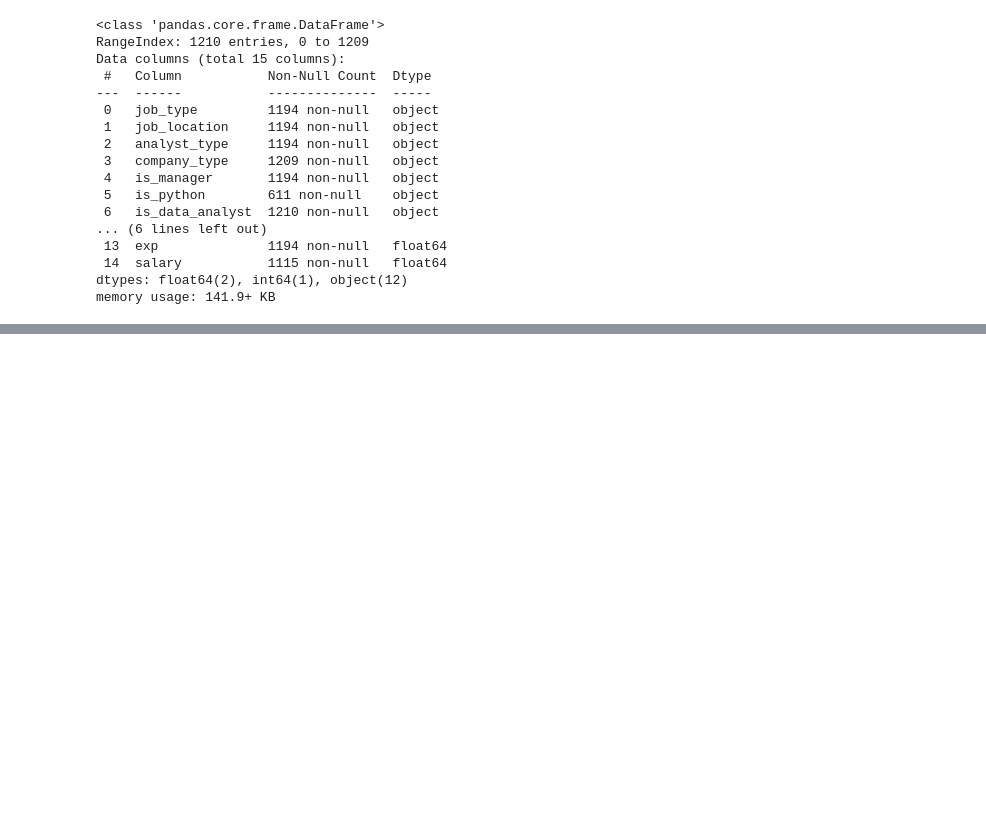
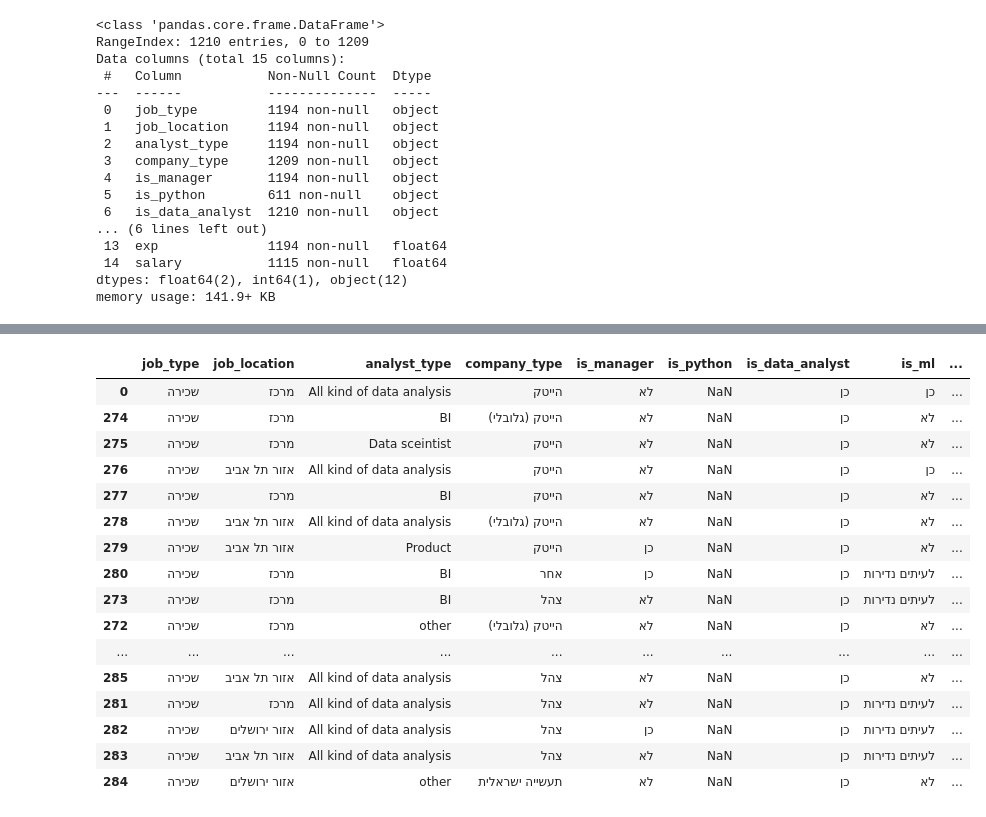
Before and after one commit to danielraz3/analyst_salary_prediction, a Jupyter notebook: salary_prediction.ipynb, the cells around one changed output, grey strips where cells are left out. Saved outputs shown, nothing was run; the diff lists cells and outputs as text; code cells hidden in the pictures; blank space fills up the shorter version.

```diff
--- a/salary_prediction.ipynb
+++ b/salary_prediction.ipynb
@@ -50,0 +81,21 @@ memory usage: 139.4+ KB
+# %%
+data.sort_values(by='salary', ascending=True, inplace=True)
+data[:20]
+# %% [output]
+|  | job_type | job_location | analyst_type | company_type | is_manager | is_python | is_data_analyst | is_ml | ... |
+| 0 | שכירה | מרכז | All kind of data analysis | הייטק | לא | NaN | כן | כן | ... |
+| 274 | שכירה | מרכז | BI | הייטק (גלובלי) | לא | NaN | כן | לא | ... |
+| 275 | שכירה | מרכז | Data sceintist | הייטק | לא | NaN | כן | לא | ... |
+| 276 | שכירה | אזור תל אביב | All kind of data analysis | הייטק | לא | NaN | כן | כן | ... |
+| 277 | שכירה | מרכז | BI | הייטק | לא | NaN | כן | לא | ... |
+| 278 | שכירה | אזור תל אביב | All kind of data analysis | הייטק (גלובלי) | לא | NaN | כן | לא | ... |
+| 279 | שכירה | אזור תל אביב | Product | הייטק | כן | NaN | כן | לא | ... |
+| 280 | שכירה | מרכז | BI | אחר | כן | NaN | כן | לעיתים נדירות | ... |
+| 273 | שכירה | מרכז | BI | צהל | לא | NaN | כן | לעיתים נדירות | ... |
+| 272 | שכירה | מרכז | other | הייטק (גלובלי) | לא | NaN | כן | לא | ... |
+| ... | ... | ... | ... | ... | ... | ... | ... | ... | ... |
+| 285 | שכירה | אזור תל אביב | All kind of data analysis | צהל | לא | NaN | כן | לא | ... |
+| 281 | שכירה | מרכז | All kind of data analysis | צהל | לא | NaN | כן | לעיתים נדירות | ... |
+| 282 | שכירה | אזור ירושלים | All kind of data analysis | צהל | כן | NaN | כן | לעיתים נדירות | ... |
+| 283 | שכירה | אזור תל אביב | All kind of data analysis | צהל | לא | NaN | כן | לעיתים נדירות | ... |
+| 284 | שכירה | אזור ירושלים | other | תעשייה ישראלית | לא | NaN | כן | לא | ... |
```
Also changed, not shown: parts of 30 cells of this notebook, 4 other files.
